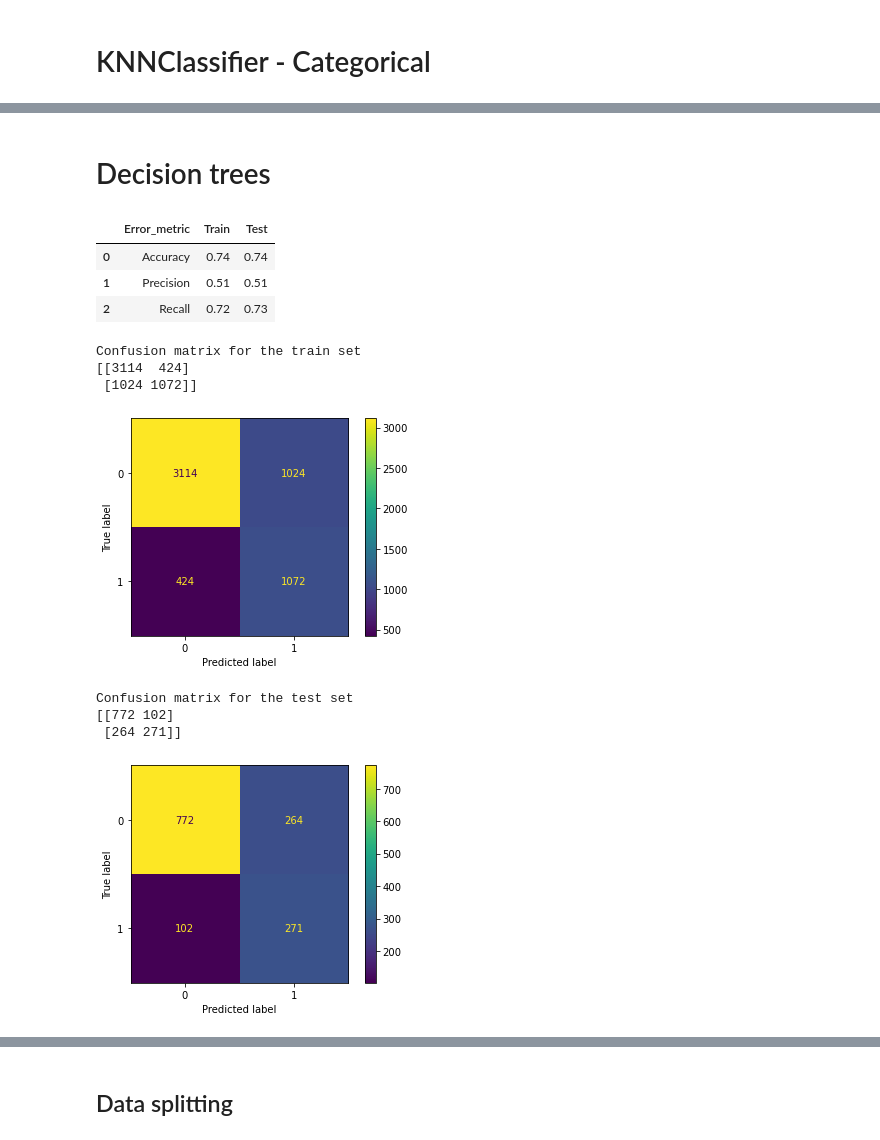
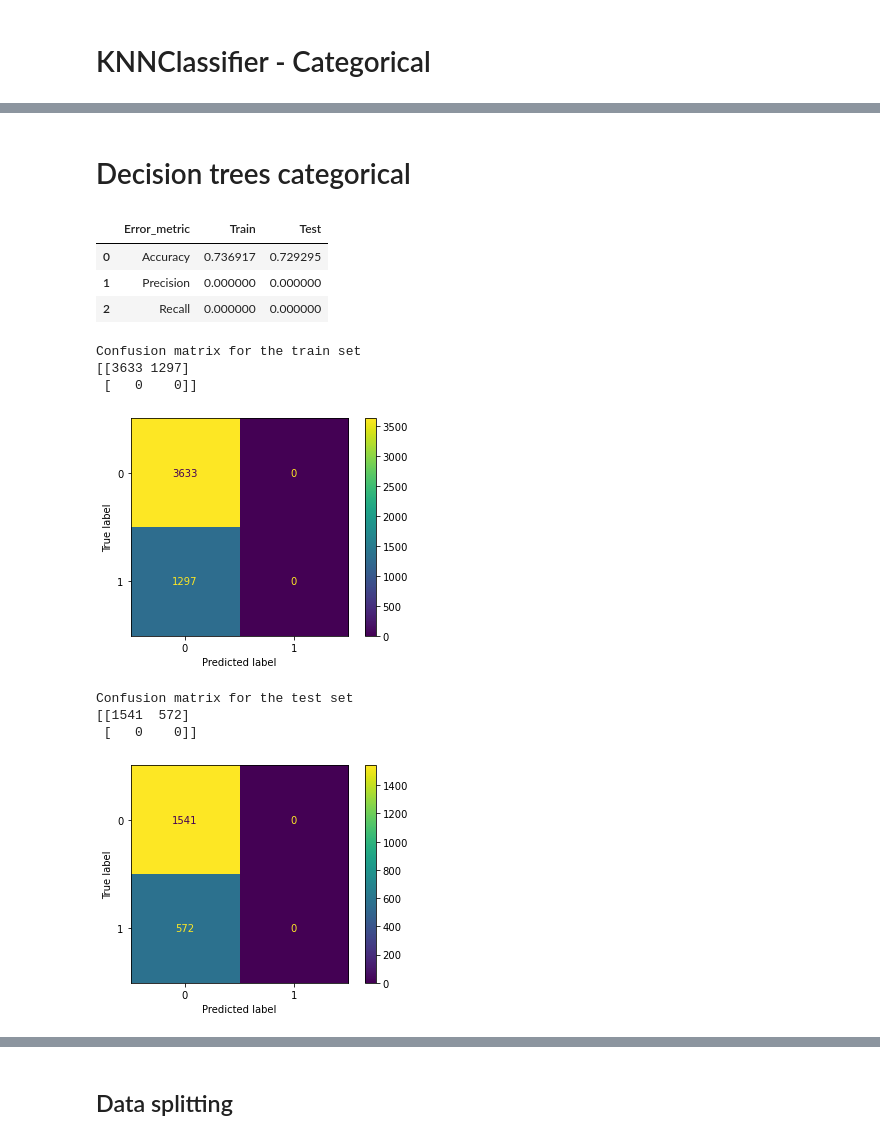
Before and after one commit to CristinaBaltaDAFTJAN2022/IronCristina, a Jupyter notebook: Machine Learning/Classification, Handling Imbalanced Data.ipynb, the cells around one changed output, grey strips where cells are left out. Drawn from its saved outputs; the diff is of its cells as text; code cells hidden in the pictures.

Commit message:
tree

```diff
--- a/Machine Learning/Classification, Handling Imbalanced Data.ipynb
+++ b/Machine Learning/Classification, Handling Imbalanced Data.ipynb
@@ -540,51 +545,56 @@ Confusion matrix for the test set
 # %% [markdown]
-# Decision trees
+# Decision trees categorical
 # %%
+from sklearn.metrics import accuracy_score, precision_score, recall_score, confusion_matrix
+from sklearn.metrics import plot_confusion_matrix
+
+X_train, X_test, y_train, y_test = train_test_split(X, y, test_size=0.30, random_state=11)
+
 # Bear in mind that sklearn uses a different function for decission trees used for
 # classification ( to predict a categorical feature ): DecisionTreeClassifier()
-dt = DecisionTreeClassifier(max_depth=4)
+dt = DecisionTreeClassifier(max_depth=3)
 
 dt.fit(X_train, y_train)
 
 y_pred_train_dt = dt.predict(X_train)
 y_pred_test_dt = dt.predict(X_test)
 
 
 performance_df = pd.DataFrame({'Error_metric': ['Accuracy','Precision','Recall'],
                                'Train': [accuracy_score(y_train, y_pred_train_dt),
                                          precision_score(y_train, y_pred_train_dt),
                                          recall_score(y_train, y_pred_train_dt)],
                                'Test': [accuracy_score(y_test, y_pred_test_dt),
                                         precision_score(y_test, y_pred_test_dt),
                                         recall_score(y_test, y_pred_test_dt)]})
 
 display(performance_df)
 
 print("Confusion matrix for the train set")
 print(confusion_matrix(y_train,y_pred_train_dt).T)
 plot_confusion_matrix(dt,X_train,y_train, values_format = 'd')
 plt.show()
 
 print()
 print()
 
 print("Confusion matrix for the test set")
 print(confusion_matrix(y_test,y_pred_test_dt).T)
 plot_confusion_matrix(dt,X_test,y_test, values_format = 'd')
 plt.show()
 # %% [output]
 |  | Error_metric | Train | Test |
-| 0 | Accuracy | 0.74 | 0.74 |
-| 1 | Precision | 0.51 | 0.51 |
-| 2 | Recall | 0.72 | 0.73 |
+| 0 | Accuracy | 0.736917 | 0.729295 |
+| 1 | Precision | 0.000000 | 0.000000 |
+| 2 | Recall | 0.000000 | 0.000000 |
 Confusion matrix for the train set
-[[3114  424]
- [1024 1072]]
+[[3633 1297]
+ [   0    0]]
-[figure, old version]
+[figure, new version]
 Confusion matrix for the test set
-[[772 102]
- [264 271]]
+[[1541  572]
+ [   0    0]]
-[figure, old version]
+[figure, new version]
 # %%
 fig, axes = plt.subplots(nrows = 1,ncols = 1,figsize = (34,20))
 
```
Also changed, not shown: parts of 56 cells of this notebook.
